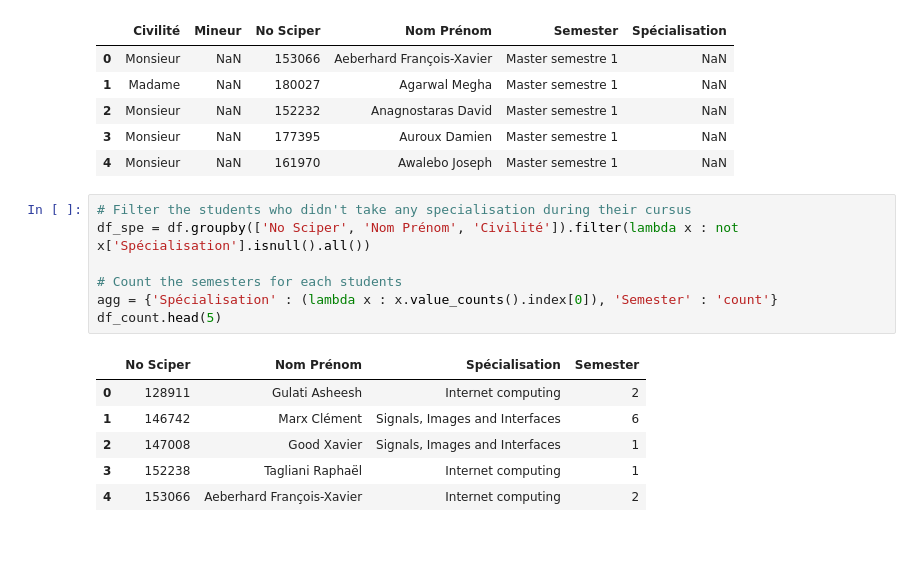
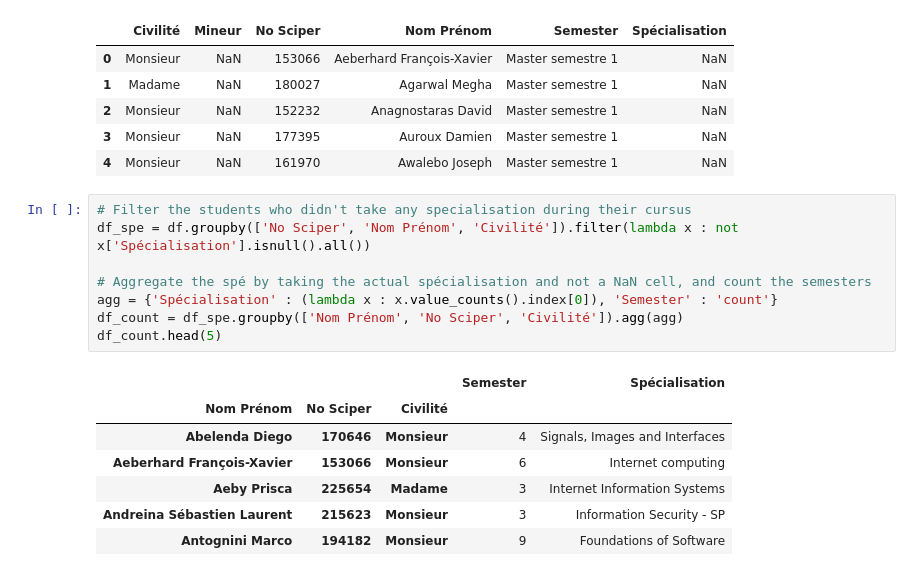
Before and after one commit to loistal/ADA_lab1, a Jupyter notebook: 02 - Data from the Web/ISA Analysis.ipynb, the cells around one changed output. Drawn from its saved outputs; the diff is of its cells as text; blank space fills up the shorter version.

```diff
--- a/02 - Data from the Web/ISA Analysis.ipynb
+++ b/02 - Data from the Web/ISA Analysis.ipynb
@@ -337,15 +352,17 @@ df.head(5)
 # %%
 # Filter the students who didn't take any specialisation during their cursus
 df_spe = df.groupby(['No Sciper', 'Nom Prénom', 'Civilité']).filter(lambda x : not x['Spécialisation'].isnull().all())
 
-# Count the semesters for each students
+# Aggregate the spé by taking the actual spécialisation and not a NaN cell, and count the semesters
 agg = {'Spécialisation' : (lambda x : x.value_counts().index[0]), 'Semester' : 'count'}
+df_count = df_spe.groupby(['Nom Prénom', 'No Sciper', 'Civilité']).agg(agg)
 df_count.head(5)
 # %% [output]
-|  | No Sciper | Nom Prénom | Spécialisation | Semester |
-| 0 | 128911 | Gulati Asheesh | Internet computing | 2 |
-| 1 | 146742 | Marx Clément | Signals, Images and Interfaces | 6 |
-| 2 | 147008 | Good Xavier | Signals, Images and Interfaces | 1 |
-| 3 | 152238 | Tagliani Raphaël | Internet computing | 1 |
-| 4 | 153066 | Aeberhard François-Xavier | Internet computing | 2 |
+|  |  |  | Semester | Spécialisation |
+| Nom Prénom | No Sciper | Civilité |  |  |
+| Abelenda Diego | 170646 | Monsieur | 4 | Signals, Images and Interfaces |
+| Aeberhard François-Xavier | 153066 | Monsieur | 6 | Internet computing |
+| Aeby Prisca | 225654 | Madame | 3 | Internet Information Systems |
+| Andreina Sébastien Laurent | 215623 | Monsieur | 3 | Information Security - SP |
+| Antognini Marco | 194182 | Monsieur | 9 | Foundations of Software |
 # %%
```
Also changed, not shown: parts of 7 cells of this notebook.
